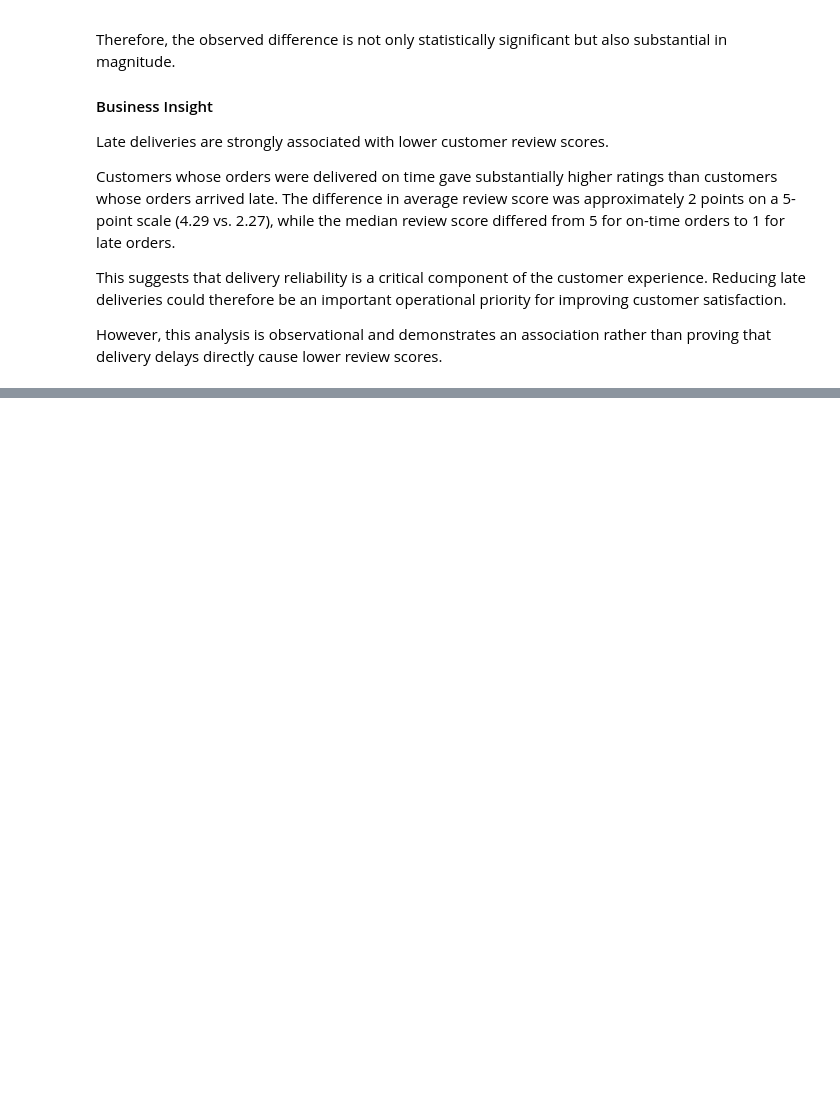
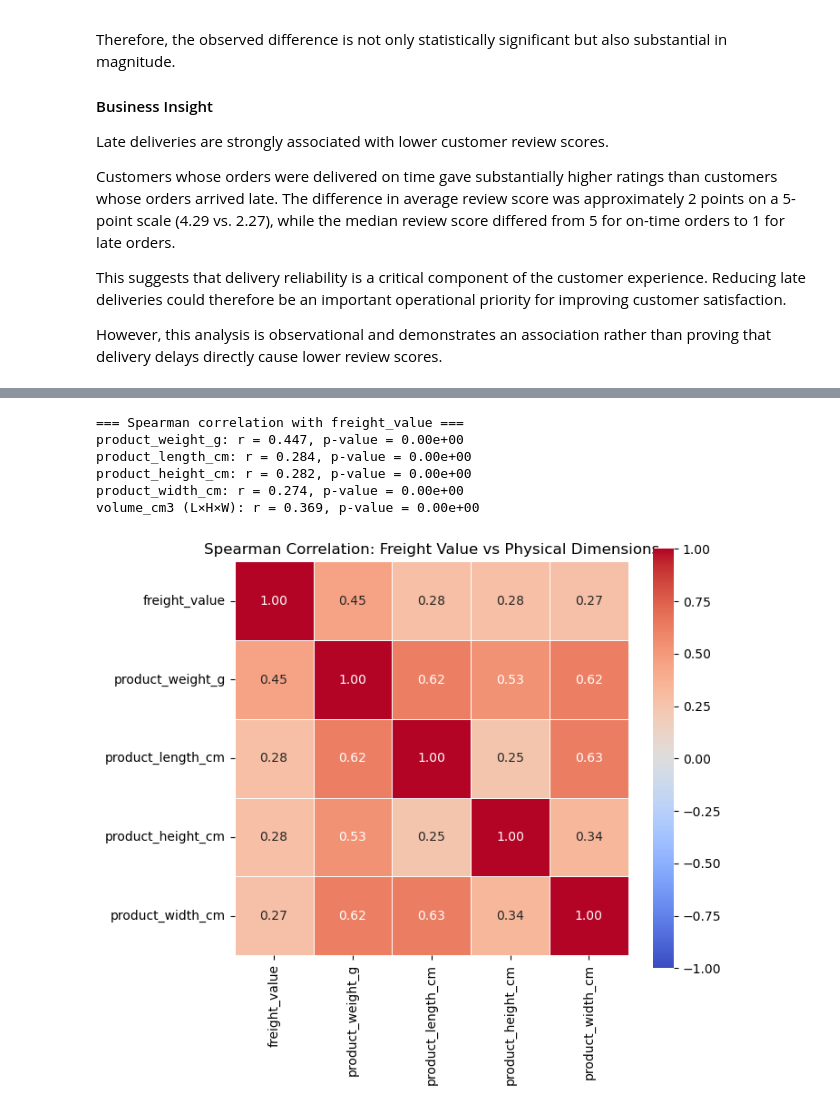
Before and after one commit to AminrezaAman/brazilian-ecommerce-analytics, a Jupyter notebook: notebooks/03_Exploratory_Data_Analysis.ipynb, the cells around one changed output, grey strips where cells are left out. Saved outputs shown, nothing was run; the diff lists cells and outputs as text; code cells hidden in the pictures; blank space fills up the shorter version.

```diff
--- a/notebooks/03_Exploratory_Data_Analysis.ipynb
+++ b/notebooks/03_Exploratory_Data_Analysis.ipynb
@@ -1068,0 +1097,28 @@ However, this analysis is observational and demonstrates an association rather t
+# %%
+from scipy import stats
+
+physical_cols = ['product_weight_g', 'product_length_cm', 'product_height_cm', 'product_width_cm']
+print("=== Spearman correlation with freight_value ===")
+for col in physical_cols:
+    corr, p = stats.spearmanr(analysis_df[col], analysis_df['freight_value'])
+    print(f"{col}: r = {corr:.3f}, p-value = {p:.2e}")
+
+analysis_df['volume_cm3'] = (
+    analysis_df['product_length_cm'] * analysis_df['product_height_cm'] * analysis_df['product_width_cm']
+)
+corr_vol, p_vol = stats.spearmanr(analysis_df['volume_cm3'], analysis_df['freight_value'])
+print(f"volume_cm3 (L×H×W): r = {corr_vol:.3f}, p-value = {p_vol:.2e}")
+
+df_corr = analysis_df[['freight_value'] + physical_cols].corr(method='spearman')
+plt.figure(figsize=(7,6))
+sns.heatmap(df_corr, annot=True, cmap='coolwarm', vmin=-1, vmax=1, square=True, linewidths=0.5, fmt='.2f')
+plt.title('Spearman Correlation: Freight Value vs Physical Dimensions')
+plt.show()
+# %% [output]
+=== Spearman correlation with freight_value ===
+product_weight_g: r = 0.447, p-value = 0.00e+00
+product_length_cm: r = 0.284, p-value = 0.00e+00
+product_height_cm: r = 0.282, p-value = 0.00e+00
+product_width_cm: r = 0.274, p-value = 0.00e+00
+volume_cm3 (L×H×W): r = 0.369, p-value = 0.00e+00
+[figure, added]
```
Also changed, not shown: parts of 14 cells of this notebook.
